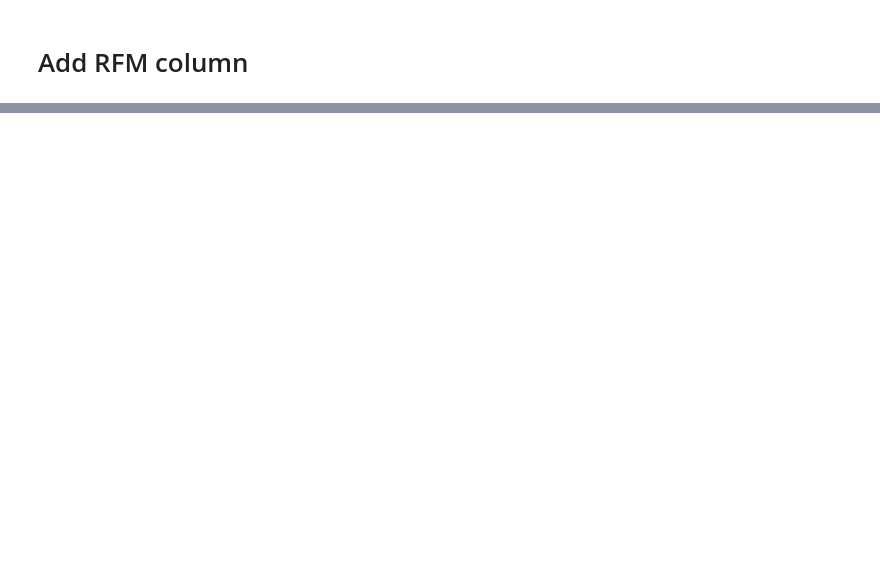
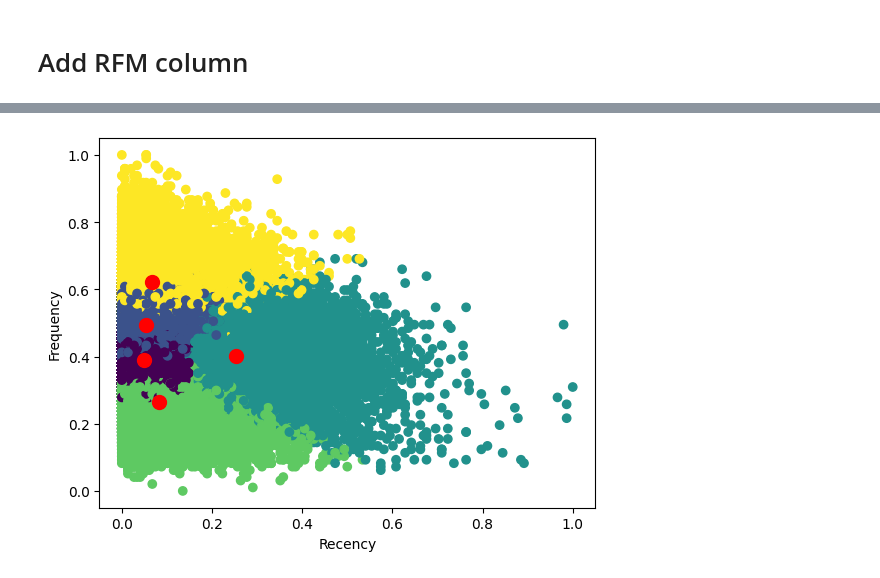
Before and after one commit to R-otato/Tasty_Insights, a Jupyter notebook: CustomerSegmentation.ipynb, the cells around one changed output, grey strips where cells are left out. Drawn from its saved outputs; the diff is of its cells as text; code cells hidden in the pictures; blank space fills up the shorter version.

```diff
--- a/CustomerSegmentation.ipynb
+++ b/CustomerSegmentation.ipynb
@@ -247,0 +298,8 @@ Cluster
+# %%
+plt.scatter(X_scaled_MinMax[:,0], X_scaled_MinMax[:,1], c=y_pred)
+plt.scatter(kmeans.cluster_centers_[:, 0], kmeans.cluster_centers_[:, 1], s=100, c='red')
+plt.xlabel('Recency')
+plt.ylabel('Frequency')
+plt.show()
+# %% [output]
+[figure, added]
```
Also changed, not shown: parts of 27 cells of this notebook.
